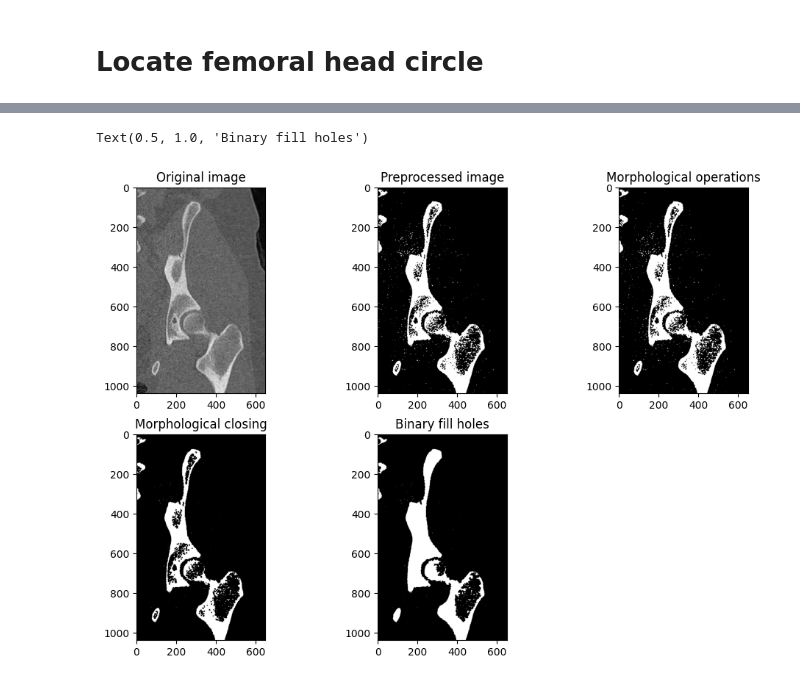
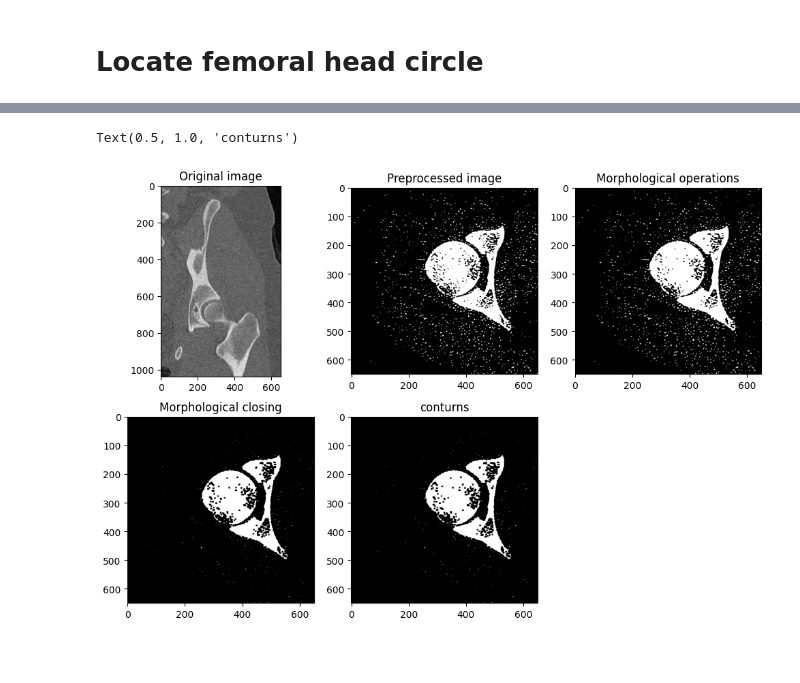
Before and after one commit to Sentz98/FemoralHeadSegmentation, a Jupyter notebook: femoralHeadSegmentation.ipynb, the cells around one changed output, grey strips where cells are left out. Saved outputs shown, nothing was run; the diff lists cells and outputs as text; code cells hidden in the pictures; blank space fills up the shorter version.

```diff
--- a/femoralHeadSegmentation.ipynb
+++ b/femoralHeadSegmentation.ipynb
@@ -51,6 +51,8 @@ sagittal_roi = np.rot90(np.rot90(Im_Roi[:, :, sn-1]))
 
 coronal = np.rot90(np.rot90(Im[:, 550+sn, :]))
 coronal_roi = np.rot90(np.rot90(Im_Roi[:, sn - 1, :]))
+
+axial = Im_Roi[sn - 1, :, :]
 
 # Load the axial view image
 im = pydicom.dcmread(image_files[sn - 1]).pixel_array
@@ -72,7 +74,7 @@ plt.imshow(sagittal, cmap='gray')
 plt.title('Whole image, Sagittal view')
 
 plt.subplot(2, 3, 4)
-plt.imshow(Im_Roi[sn - 1, :, :], cmap='gray')
+plt.imshow(axial, cmap='gray')
 plt.title('Axial view')
 
 plt.subplot(2, 3, 5)
@@ -90,0 +111,15 @@ plt.show()
+# %%
+#test treshold
+#apply median filter to reduce noise to coronal view
+preprocessed_image = cv2.GaussianBlur(coronal_roi,(3,3),0.5)
+thresh = treshold(preprocessed_image)
+
+# Normalize the image over 255 only positive
+thresh = thresh - min(thresh.flatten())
+thresh = thresh / max(thresh.flatten())
+thresh = thresh * 255
+
+
+
+plt.imshow(thresh, cmap='gray')
+plt.show()
@@ -125,28 +159,28 @@ def preprocess(image, verbose=False):
     else:
         return fill
 # %%
-scan, morph, closed, fill = preprocess(coronal_roi, True)
+scan, morph, closed, fill = preprocess(axial, True)
 
 plt.figure(figsize=(12, 8))
 plt.subplot(2, 3, 1)
 plt.imshow(coronal_roi, cmap='gray')
 plt.title('Original image')
 
 plt.subplot(2, 3, 2)
 plt.imshow(scan, cmap='gray')
 plt.title('Preprocessed image')
 
 plt.subplot(2, 3, 3)
 plt.imshow(morph, cmap='gray')
 plt.title('Morphological operations')
 
 plt.subplot(2, 3, 4)
 plt.imshow(closed, cmap='gray')
 plt.title('Morphological closing')
 
 plt.subplot(2, 3, 5)
 plt.imshow(fill, cmap='gray')
-plt.title('Binary fill holes')
+plt.title('conturns')
 # %% [output]
-Text(0.5, 1.0, 'Binary fill holes')
+Text(0.5, 1.0, 'conturns')
-[figure, old version]
+[figure, new version]
```
Also changed, not shown: parts of 8 cells of this notebook, 6 other files.
